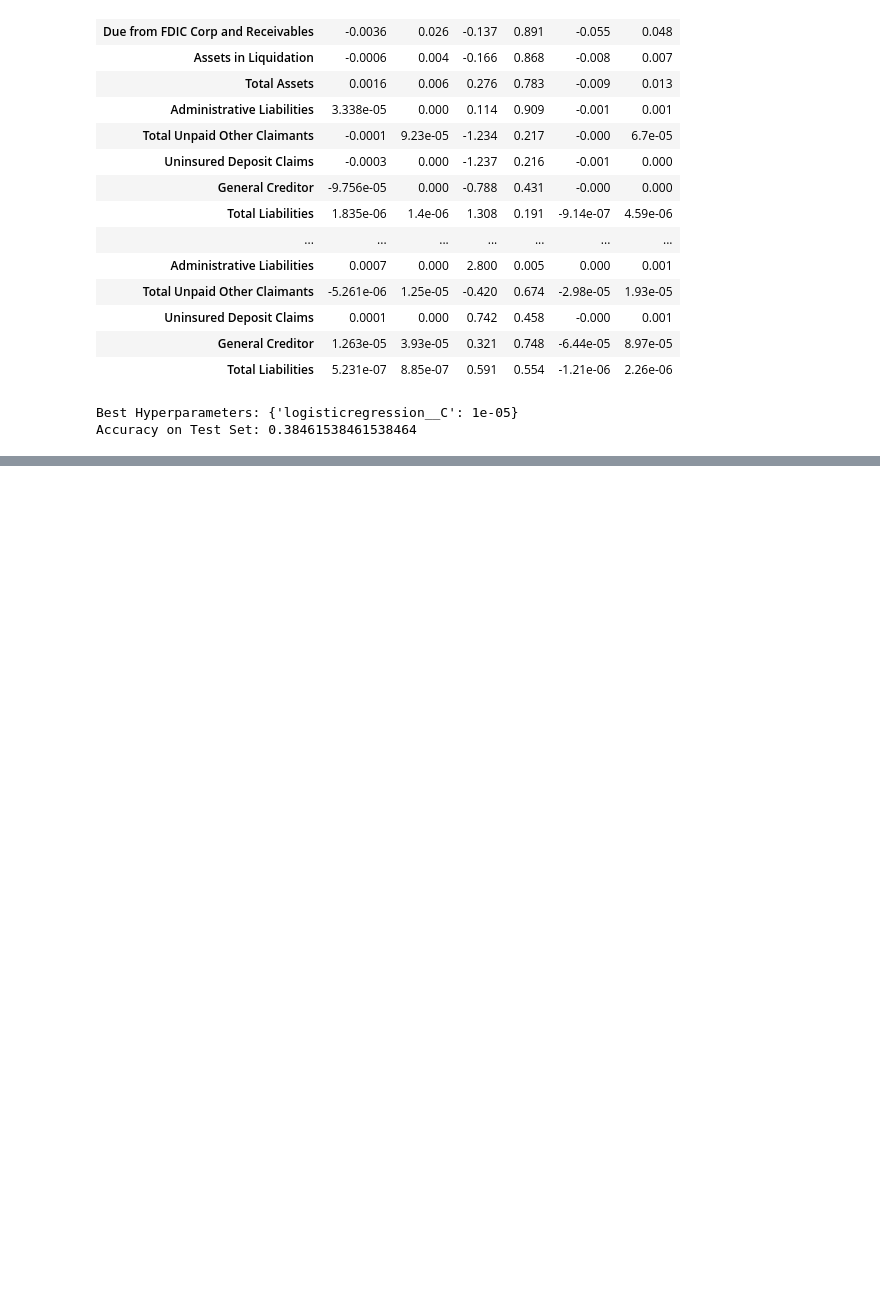
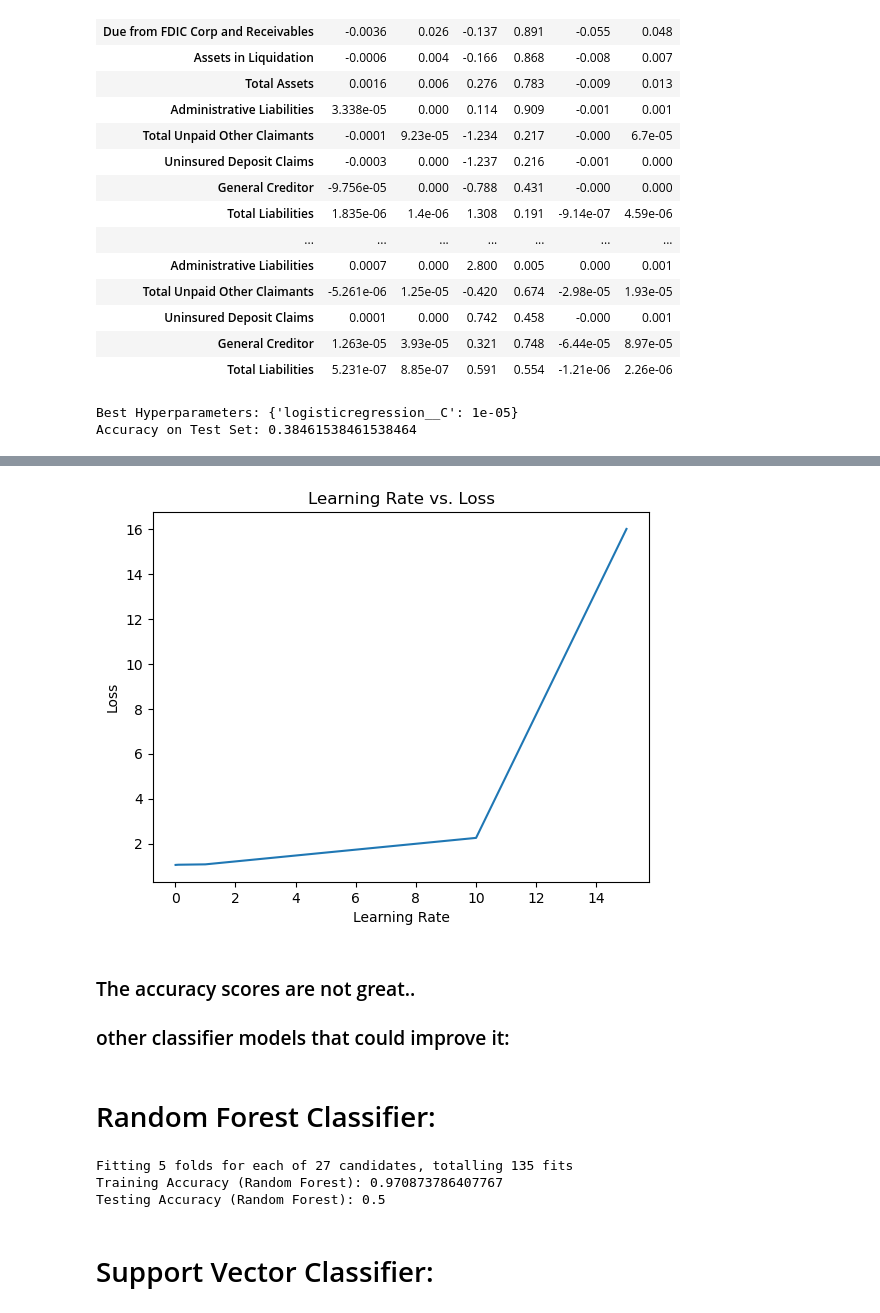
Before and after one commit to wkim31/Econ1680-ML, a Jupyter notebook: ML.ipynb, the cells around one changed output, grey strips where cells are left out. Drawn from its saved outputs; the diff is of its cells as text; code cells hidden in the pictures; blank space fills up the shorter version.

```diff
--- a/ML.ipynb
+++ b/ML.ipynb
@@ -324,11 +345,3 @@ print(f'Accuracy on Test Set: {accuracy}')
 # %% [output]
 Best Hyperparameters: {'logisticregression__C': 1e-05}
 Accuracy on Test Set: 0.38461538461538464
-# %%
-#Multilayer Perceptron:
-#specifying a neural network with two hidden layers of 4 and 2 neurons.
-MLP = MLPClassifier(hidden_layer_sizes=(8,4),random_state=1680, activation='logistic', solver='adam', max_iter =500,
-                    verbose=True, learning_rate_init=0.01) #creates a Multi-layer Perceptron (MLP) classifier.
-MLP.fit(X_train,y_train)
-print('MLP accuracy train:', accuracy_score(y_train,MLP.predict(X_train)))
-print('MLP accuracy test:',accuracy_score(y_test, MLP.predict(X_test)))
@@ -352,0 +409,67 @@ MLP accuracy test: 0.38461538461538464
+# %%
+#plot learning vs loss:
+plt.plot([lr for lr, _ in loss_values], [loss for _, loss in loss_values])
+plt.xlabel('Learning Rate')
+plt.ylabel('Loss')
+plt.title('Learning Rate vs. Loss')
+plt.show()
+# %% [output]
+[figure, added]
+# %% [markdown]
+### The accuracy scores are not great..
+### other classifier models that could improve it:
+# %% [markdown]
+# Random Forest Classifier:
+# %%
+# Define the parameter grid for Random Forest
+param_grid = {'randomforestclassifier__n_estimators': [50, 100, 150],
+              'randomforestclassifier__max_depth': [None, 10, 20],
+              'randomforestclassifier__min_samples_split': [2, 5, 10],
+              'randomforestclassifier__random_state': [1680]}
+
+#rf classifier:
+pipe_rf = make_pipeline(RandomForestClassifier())
+
+kf = KFold(n_splits=5, shuffle=True, random_state=1680)
+
+#grid search for random froest:
+grid_rf = GridSearchCV(pipe_rf,
+                       param_grid=param_grid,
+                       scoring='accuracy',
+                       cv=kf,
+                       return_train_score=True,
+                       n_jobs=8,
+                       verbose=10)
+grid_rf.fit(X_train, y_train)
+
+#best hyperparameters:
+#print(f'Best Hyperparameters: {grid_rf.best_params_}')
+
+#best rf classifier from grid search:
+best_rf = grid_rf.best_estimator_
+
+#training accuracy:
+y_train_pred_rf = best_rf.predict(X_train)
+
+accuracy_train_rf = accuracy_score(y_train, y_train_pred_rf)
+print("Training Accuracy (Random Forest):", accuracy_train_rf)
+
+
+#testing accuracy:
+y_test_pred_rf = best_rf.predict(X_test)
+
+accuracy_test_rf = accuracy_score(y_test, y_test_pred_rf)
+print("Testing Accuracy (Random Forest):", accuracy_test_rf)
+
+#extra eval metrics:
+
+#f_05_score_rf = fbeta_score(y_test, y_test_pred_rf, beta=0.5, labels=np.unique(y_test), average='macro')
+
+# f_05_score_rf = fbeta_score(y_test, y_test_pred_rf, beta=0.5, labels=np.unique(y_test), average='macro')
+# print("F_0.5 Score (Random Forest):", f_05_score_rf)
+# %% [output]
+Fitting 5 folds for each of 27 candidates, totalling 135 fits
+Training Accuracy (Random Forest): 0.970873786407767
+Testing Accuracy (Random Forest): 0.5
+# %% [markdown]
+# Support Vector Classifier:
```
Also changed, not shown: parts of 9 cells of this notebook.
